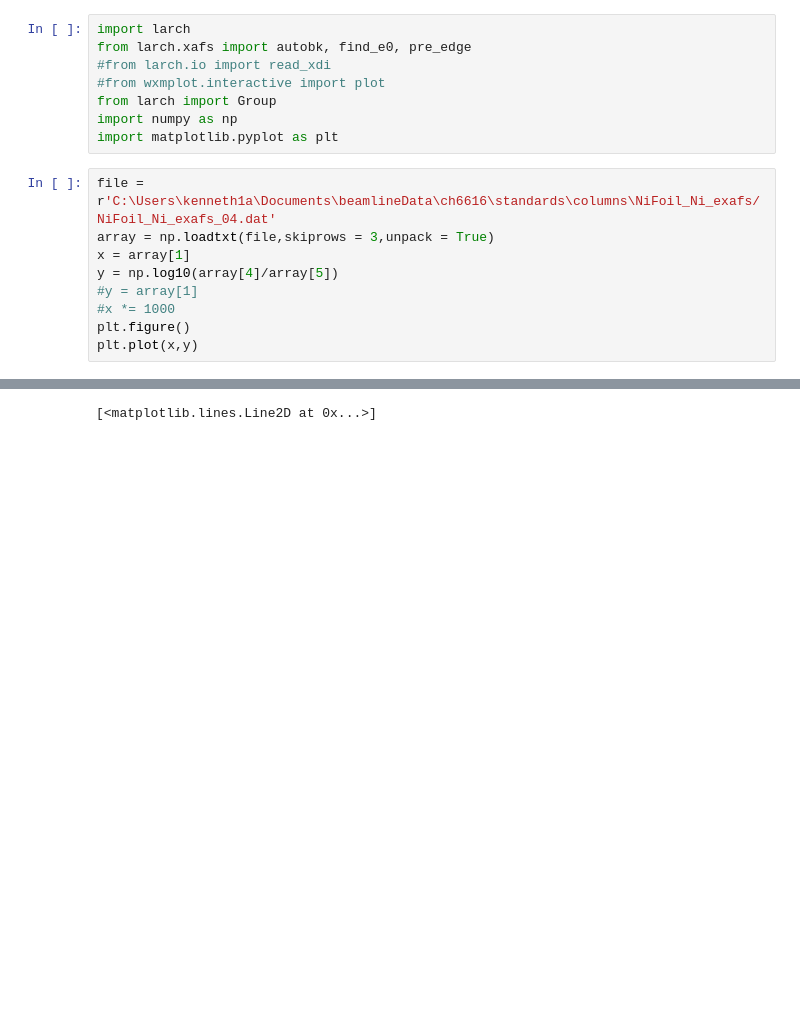
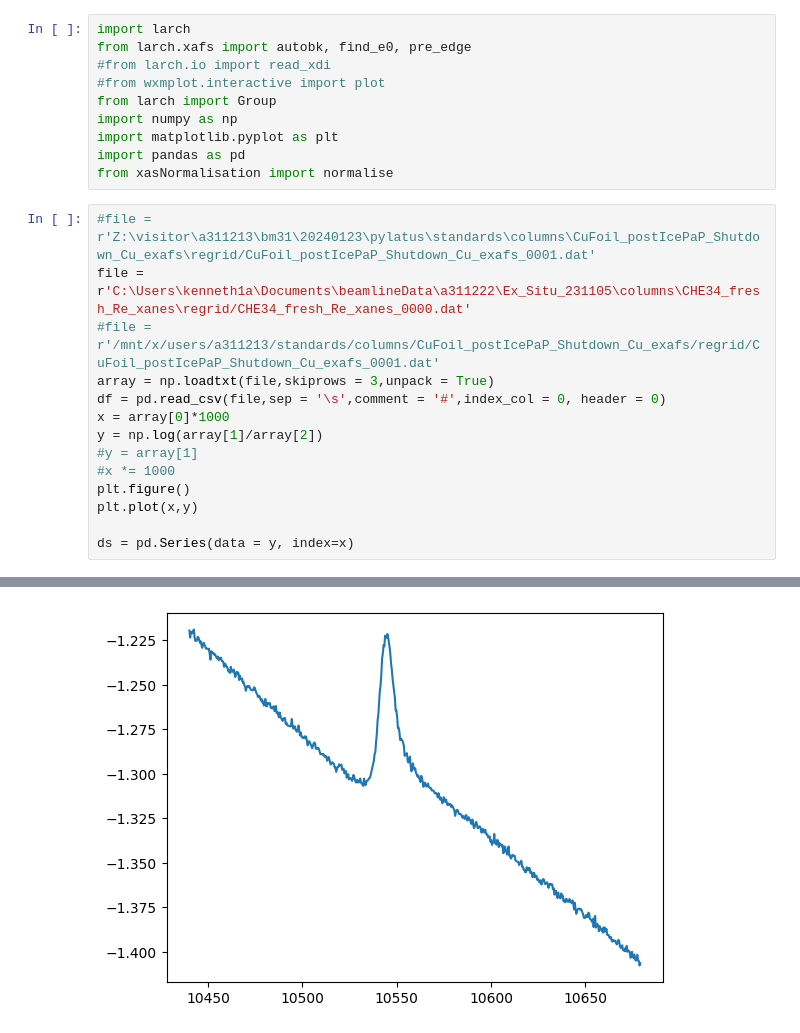
Before and after one commit to msujas/xas_normalisation, a Jupyter notebook: larchTest.ipynb, the cells around one changed output, grey strips where cells are left out. Drawn from its saved outputs; the diff is of its cells as text; blank space fills up the shorter version.

Commit message:
change to normalisation function

```diff
--- a/larchTest.ipynb
+++ b/larchTest.ipynb
@@ -6,13 +6,20 @@ from larch.xafs import autobk, find_e0, pre_edge
 from larch import Group
 import numpy as np
 import matplotlib.pyplot as plt
+import pandas as pd
+from xasNormalisation import normalise
 # %%
-file = r'C:\Users\kenneth1a\Documents\beamlineData\ch6616\standards\columns\NiFoil_Ni_exafs/NiFoil_Ni_exafs_04.dat'
+#file = r'Z:\visitor\a311213\bm31\20240123\pylatus\standards\columns\CuFoil_postIcePaP_Shutdown_Cu_exafs\regrid/CuFoil_postIcePaP_Shutdown_Cu_exafs_0001.dat'
+file = r'C:\Users\kenneth1a\Documents\beamlineData\a311222\Ex_Situ_231105\columns\CHE34_fresh_Re_xanes\regrid/CHE34_fresh_Re_xanes_0000.dat'
+#file = r'/mnt/x/users/a311213/standards/columns/CuFoil_postIcePaP_Shutdown_Cu_exafs/regrid/CuFoil_postIcePaP_Shutdown_Cu_exafs_0001.dat'
 array = np.loadtxt(file,skiprows = 3,unpack = True)
-x = array[1]
-y = np.log10(array[4]/array[5])
+df = pd.read_csv(file,sep = '\s',comment = '#',index_col = 0, header = 0)
+x = array[0]*1000
+y = np.log(array[1]/array[2])
 #y = array[1]
 #x *= 1000
 plt.figure()
 plt.plot(x,y)
+
+ds = pd.Series(data = y, index=x)
 # %% [output]
@@ -21 +26 @@ plt.plot(x,y)
-[<matplotlib.lines.Line2D at 0x...>]
+[figure, added]
```
Also changed, not shown: parts of 6 cells of this notebook, 1 other file.
